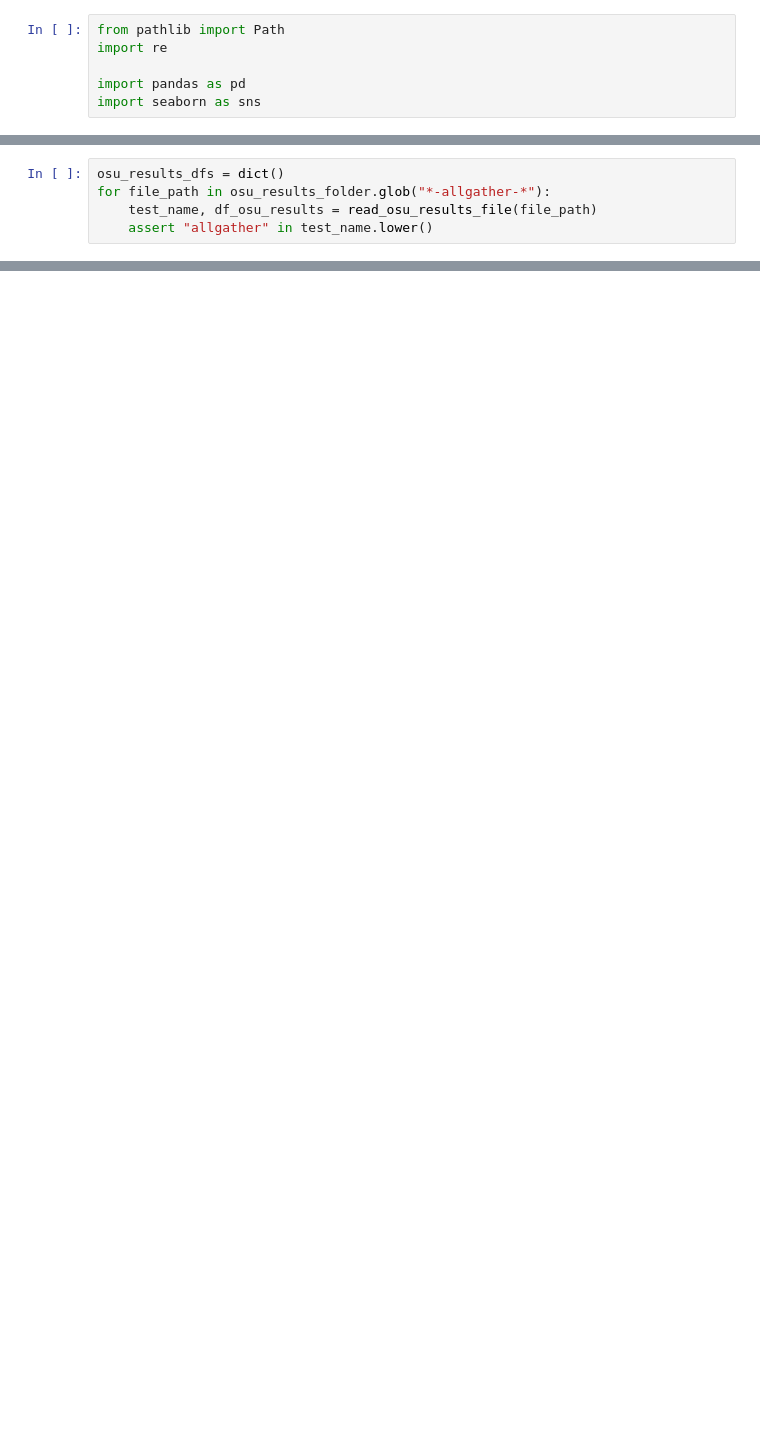
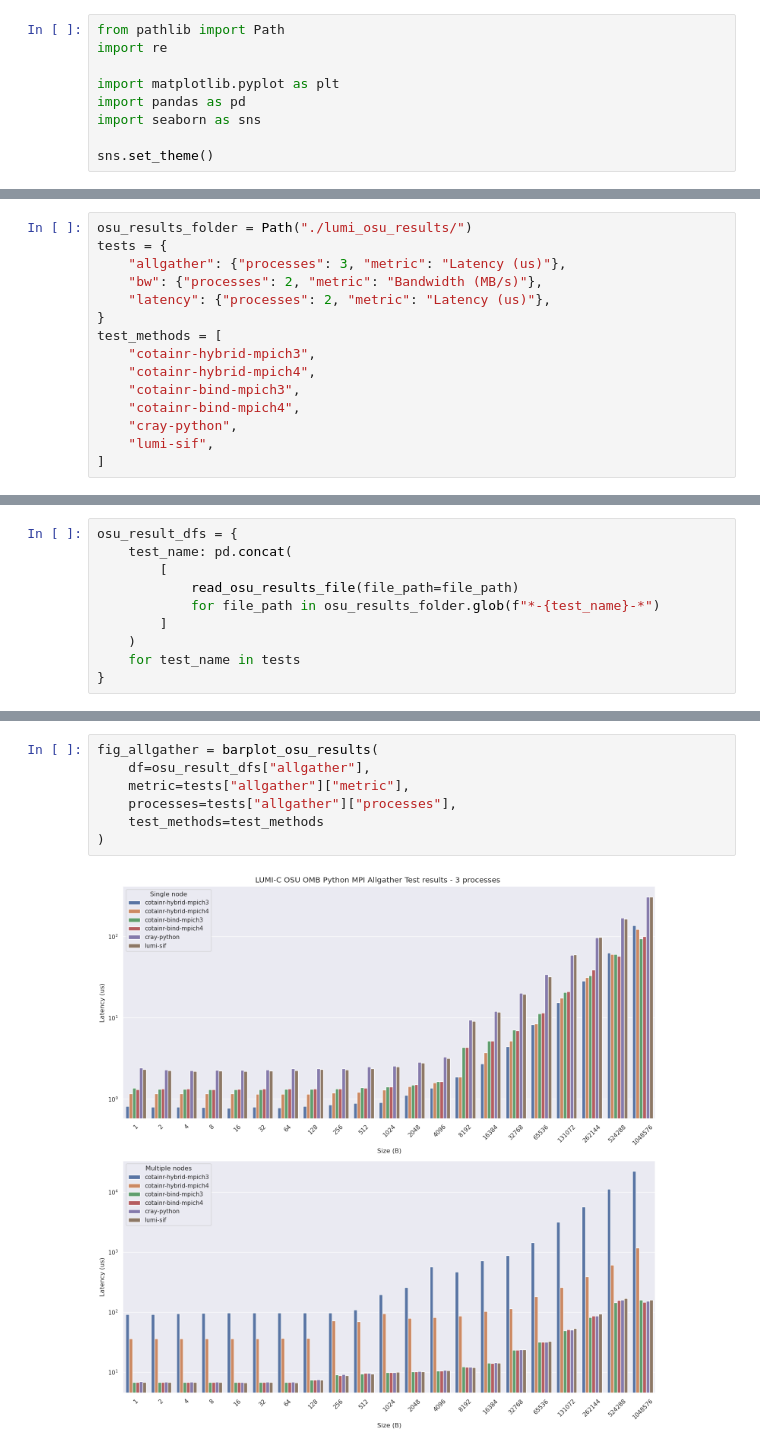
Before and after one commit to DeiC-HPC/cotainr, a Jupyter notebook: examples/LUMI/conda_mpi4py_mpich/lumi_mpi4py_osu_results.ipynb, the cells around one changed output, grey strips where cells are left out. Drawn from its saved outputs; the diff is of its cells as text; blank space fills up the shorter version.

Commit message:
LUMI mpi4py test files and analysis.

```diff
--- a/examples/LUMI/conda_mpi4py_mpich/lumi_mpi4py_osu_results.ipynb
+++ b/examples/LUMI/conda_mpi4py_mpich/lumi_mpi4py_osu_results.ipynb
@@ -2,5 +2,8 @@
 from pathlib import Path
 import re
 
+import matplotlib.pyplot as plt
 import pandas as pd
 import seaborn as sns
+
+sns.set_theme()
@@ -9 +10,16 @@ osu_results_folder = Path("./osu_results/")
+# %%
+osu_results_folder = Path("./lumi_osu_results/")
+tests = {
+    "allgather": {"processes": 3, "metric": "Latency (us)"},
+    "bw": {"processes": 2, "metric": "Bandwidth (MB/s)"},
+    "latency": {"processes": 2, "metric": "Latency (us)"},
+}
+test_methods = [
+    "cotainr-hybrid-mpich3",
+    "cotainr-hybrid-mpich4",
+    "cotainr-bind-mpich3",
+    "cotainr-bind-mpich4",
+    "cray-python",
+    "lumi-sif",
+]
 # %%
@@ -51,5 +101,0 @@ read_osu_results_file(file_path)
-# %%
-osu_results_dfs = dict()
-for file_path in osu_results_folder.glob("*-allgather-*"):
-    test_name, df_osu_results = read_osu_results_file(file_path)
-    assert "allgather" in test_name.lower()
@@ -96,0 +102,10 @@ df
+# %%
+osu_result_dfs = {
+    test_name: pd.concat(
+        [
+            read_osu_results_file(file_path=file_path)
+            for file_path in osu_results_folder.glob(f"*-{test_name}-*")
+        ]
+    )
+    for test_name in tests
+}
@@ -96,0 +141,9 @@ df
+# %%
+fig_allgather = barplot_osu_results(
+    df=osu_result_dfs["allgather"],
+    metric=tests["allgather"]["metric"],
+    processes=tests["allgather"]["processes"],
+    test_methods=test_methods
+)
+# %% [output]
+[figure, added]
```
Also changed, not shown: parts of 12 cells of this notebook, 48 other files.
